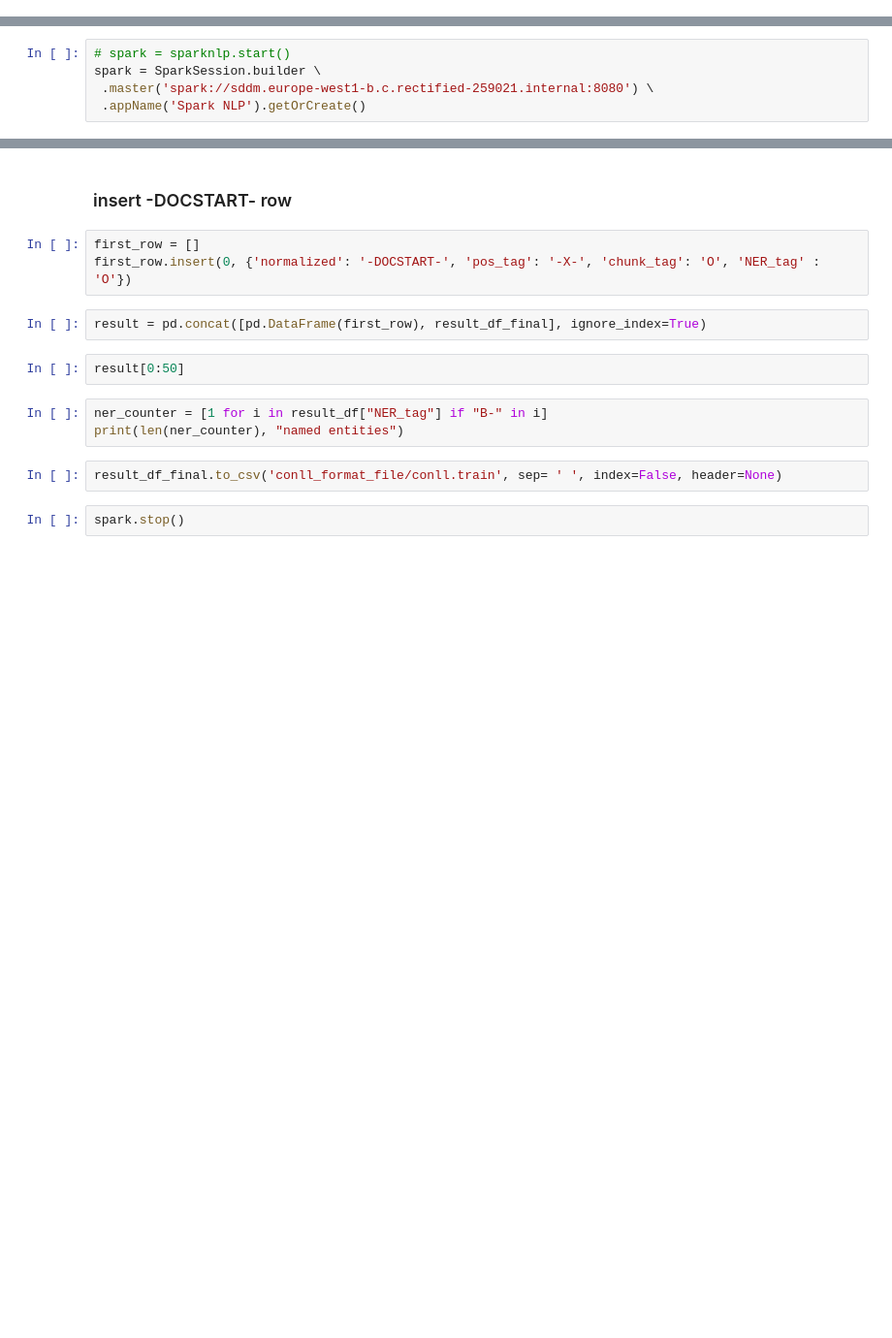
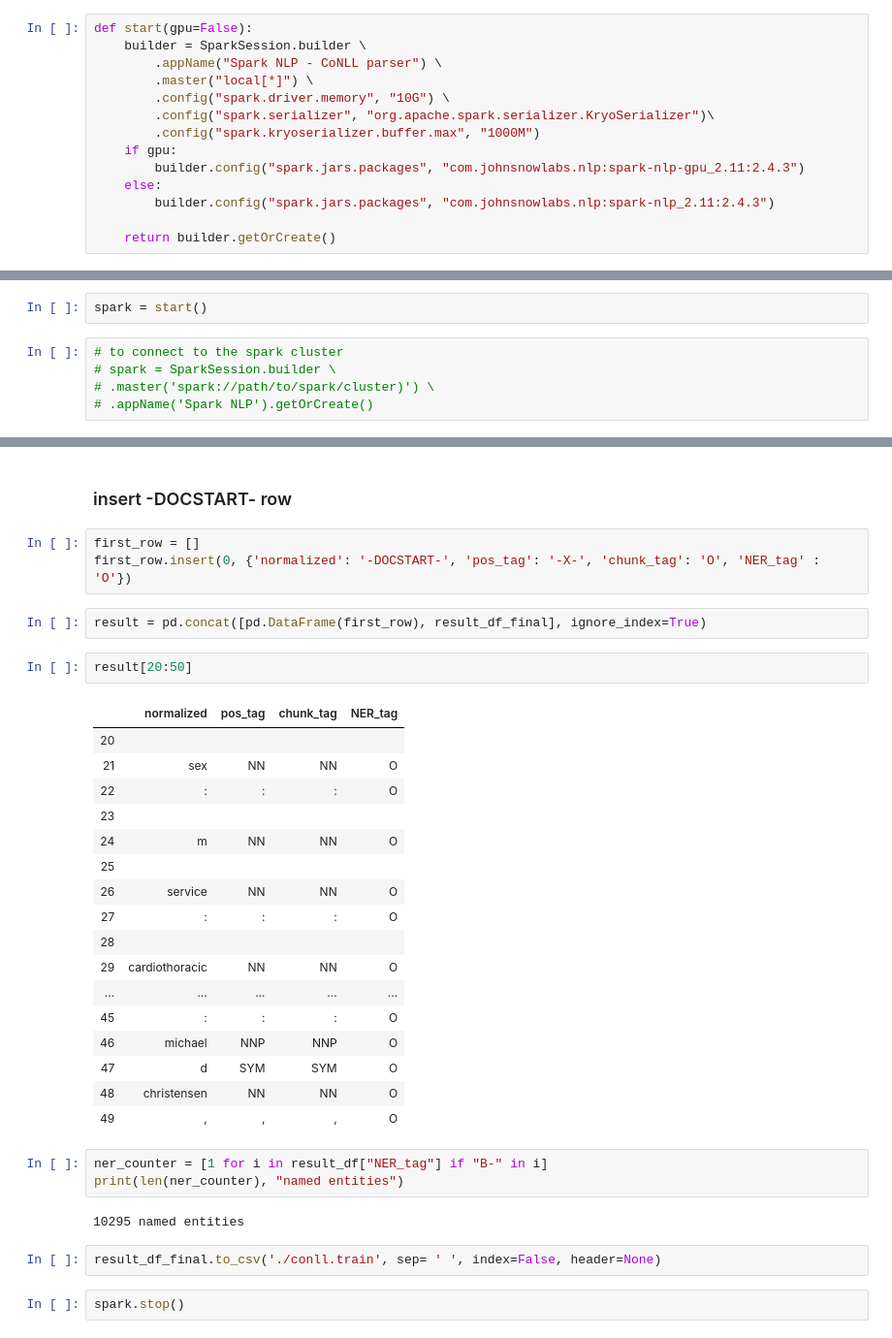
Before and after one commit to Francescobovo/BioNLP, a Jupyter notebook: Clinical_NER/CoNLL_parser.ipynb, the cells around one changed output, grey strips where cells are left out. Shown at 97% size. Cells and saved outputs as stored; diff of their text form; blank space fills up the shorter version.

```diff
--- a/Clinical_NER/CoNLL_parser.ipynb
+++ b/Clinical_NER/CoNLL_parser.ipynb
@@ -90,3 +87,17 @@ from sparknlp.annotator import *
 import sparknlp
 from pyspark.sql.window import Window
 from pyspark.sql import SparkSession
+# %%
+def start(gpu=False):
+    builder = SparkSession.builder \
+        .appName("Spark NLP - CoNLL parser") \
+        .master("local[*]") \
+        .config("spark.driver.memory", "10G") \
+        .config("spark.serializer", "org.apache.spark.serializer.KryoSerializer")\
+        .config("spark.kryoserializer.buffer.max", "1000M")
+    if gpu:
+        builder.config("spark.jars.packages", "com.johnsnowlabs.nlp:spark-nlp-gpu_2.11:2.4.3")
+    else:
+        builder.config("spark.jars.packages", "com.johnsnowlabs.nlp:spark-nlp_2.11:2.4.3")
+
+    return builder.getOrCreate()
@@ -93,5 +108,7 @@ from pyspark.sql import SparkSession
+# %%
+spark = start()
 # %%
-# spark = sparknlp.start()
-spark = SparkSession.builder \
- .master('spark://sddm.europe-west1-b.c.rectified-259021.internal:8080') \
- .appName('Spark NLP').getOrCreate()
+# to connect to the spark cluster
+# spark = SparkSession.builder \
+# .master('spark://path/to/spark/cluster)') \
+# .appName('Spark NLP').getOrCreate()
@@ -329,11 +434,31 @@ first_row.insert(0, {'normalized': '-DOCSTART-', 'pos_tag': '-X-', 'chunk_tag':
 # %%
 result = pd.concat([pd.DataFrame(first_row), result_df_final], ignore_index=True)
 # %%
-result[0:50]
+result[20:50]
+# %% [output]
+|  | normalized | pos_tag | chunk_tag | NER_tag |
+| 20 |  |  |  |  |
+| 21 | sex | NN | NN | O |
+| 22 | : | : | : | O |
+| 23 |  |  |  |  |
+| 24 | m | NN | NN | O |
+| 25 |  |  |  |  |
+| 26 | service | NN | NN | O |
+| 27 | : | : | : | O |
+| 28 |  |  |  |  |
+| 29 | cardiothoracic | NN | NN | O |
+| ... | ... | ... | ... | ... |
+| 45 | : | : | : | O |
+| 46 | michael | NNP | NNP | O |
+| 47 | d | SYM | SYM | O |
+| 48 | christensen | NN | NN | O |
+| 49 | , | , | , | O |
 # %%
 ner_counter = [1 for i in result_df["NER_tag"] if "B-" in i]
 print(len(ner_counter), "named entities")
+# %% [output]
+10295 named entities
 # %%
-result_df_final.to_csv('conll_format_file/conll.train', sep= ' ', index=False, header=None)
+result_df_final.to_csv('./conll.train', sep= ' ', index=False, header=None)
 # %%
 spark.stop()
```
Also changed, not shown: parts of 18 cells of this notebook.
